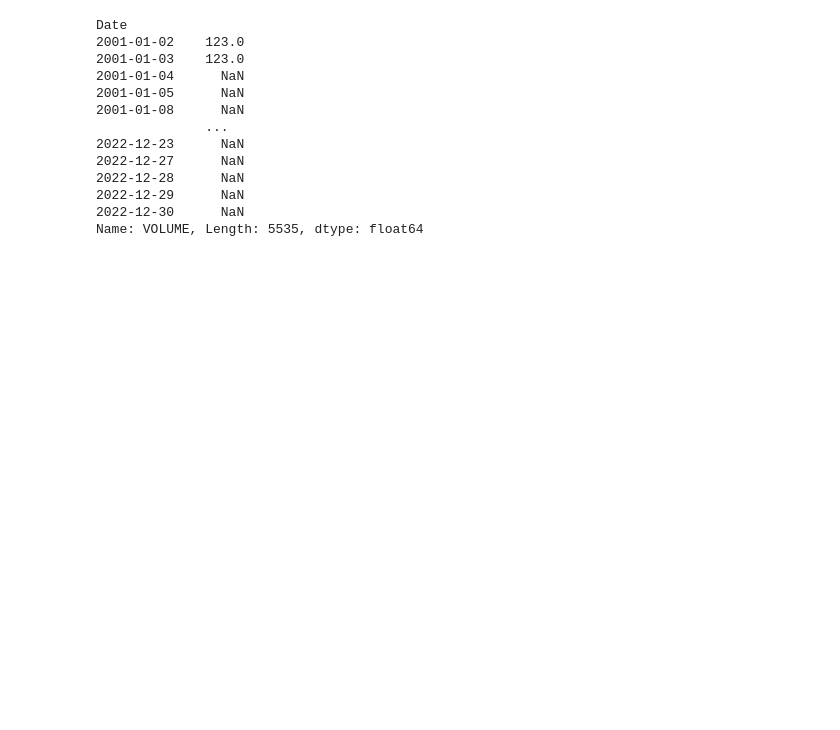
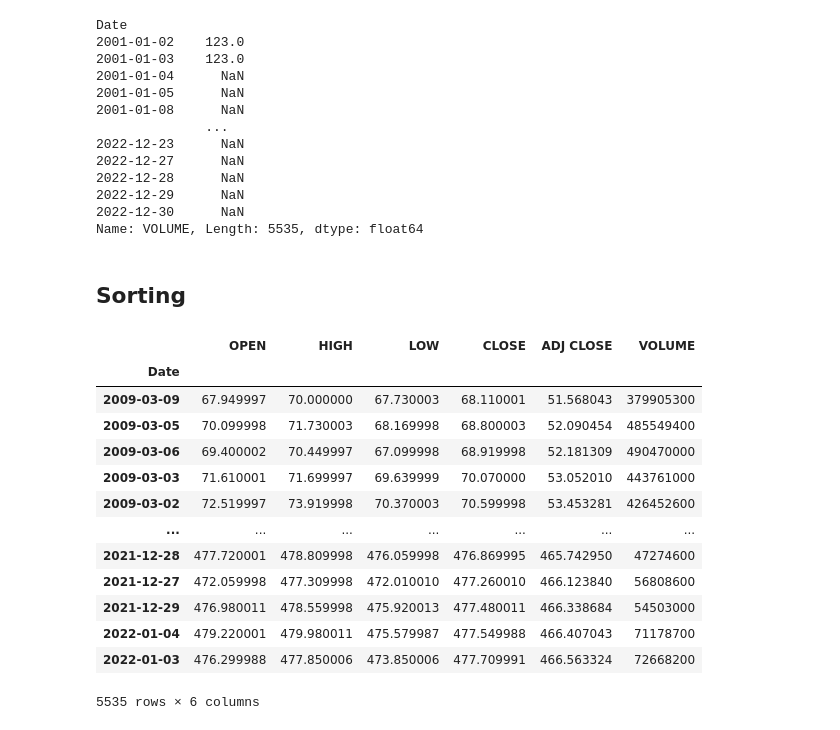
Before and after one commit to yunmokoo/SPY-Forecast_MARS_LSTM, a Jupyter notebook: SPY.ipynb, the cells around one changed output. Cells and saved outputs as stored; diff of their text form; code cells hidden in the pictures; blank space fills up the shorter version.

```diff
--- a/SPY.ipynb
+++ b/SPY.ipynb
@@ -770,3 +770,22 @@ Date
 2022-12-29      NaN
 2022-12-30      NaN
 Name: VOLUME, Length: 5535, dtype: float64
+# %% [markdown]
+## Sorting
+# %%
+df.sort_values(by='CLOSE')
+# %% [output]
+|  | OPEN | HIGH | LOW | CLOSE | ADJ CLOSE | VOLUME |
+| Date |  |  |  |  |  |  |
+| 2009-03-09 | 67.949997 | 70.000000 | 67.730003 | 68.110001 | 51.568043 | 379905300 |
+| 2009-03-05 | 70.099998 | 71.730003 | 68.169998 | 68.800003 | 52.090454 | 485549400 |
+| 2009-03-06 | 69.400002 | 70.449997 | 67.099998 | 68.919998 | 52.181309 | 490470000 |
+| 2009-03-03 | 71.610001 | 71.699997 | 69.639999 | 70.070000 | 53.052010 | 443761000 |
+| 2009-03-02 | 72.519997 | 73.919998 | 70.370003 | 70.599998 | 53.453281 | 426452600 |
+| ... | ... | ... | ... | ... | ... | ... |
+| 2021-12-28 | 477.720001 | 478.809998 | 476.059998 | 476.869995 | 465.742950 | 47274600 |
+| 2021-12-27 | 472.059998 | 477.309998 | 472.010010 | 477.260010 | 466.123840 | 56808600 |
+| 2021-12-29 | 476.980011 | 478.559998 | 475.920013 | 477.480011 | 466.338684 | 54503000 |
+| 2022-01-04 | 479.220001 | 479.980011 | 475.579987 | 477.549988 | 466.407043 | 71178700 |
+| 2022-01-03 | 476.299988 | 477.850006 | 473.850006 | 477.709991 | 466.563324 | 72668200 |
+5535 rows × 6 columns
```
Also changed, not shown: parts of 5 cells of this notebook.
